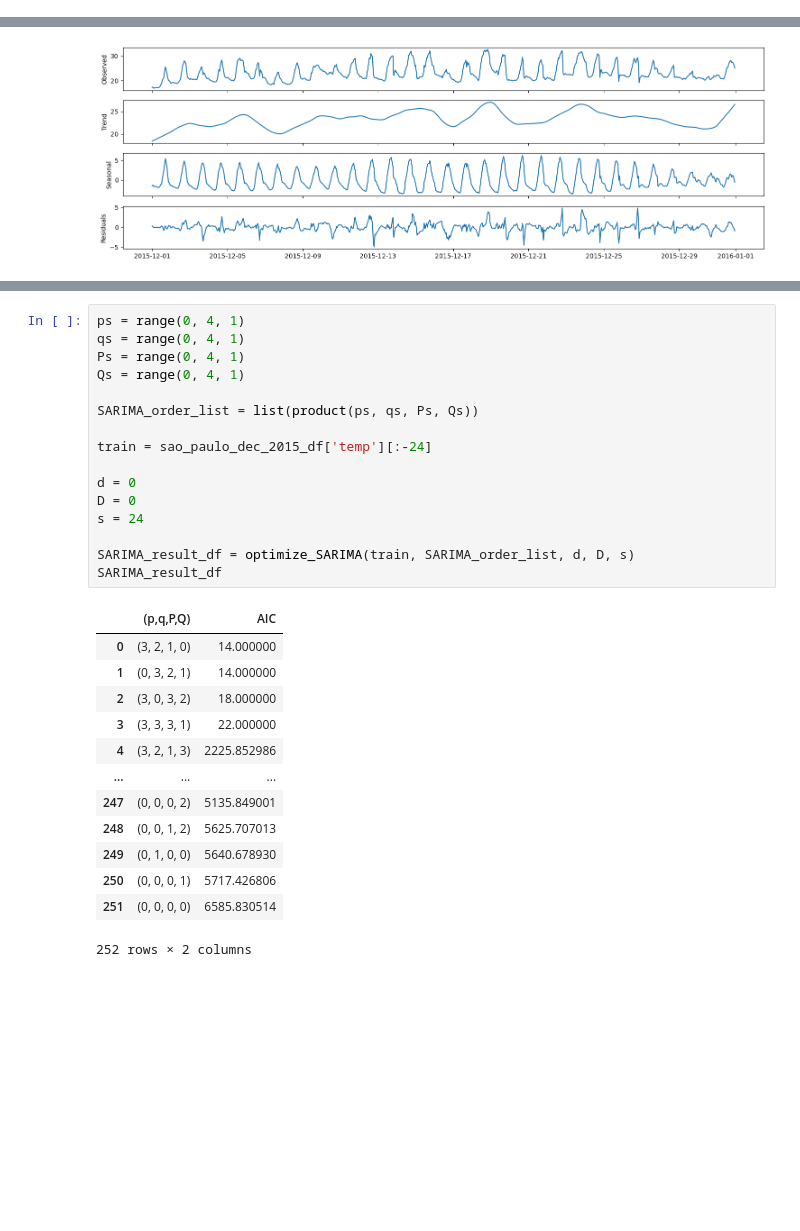
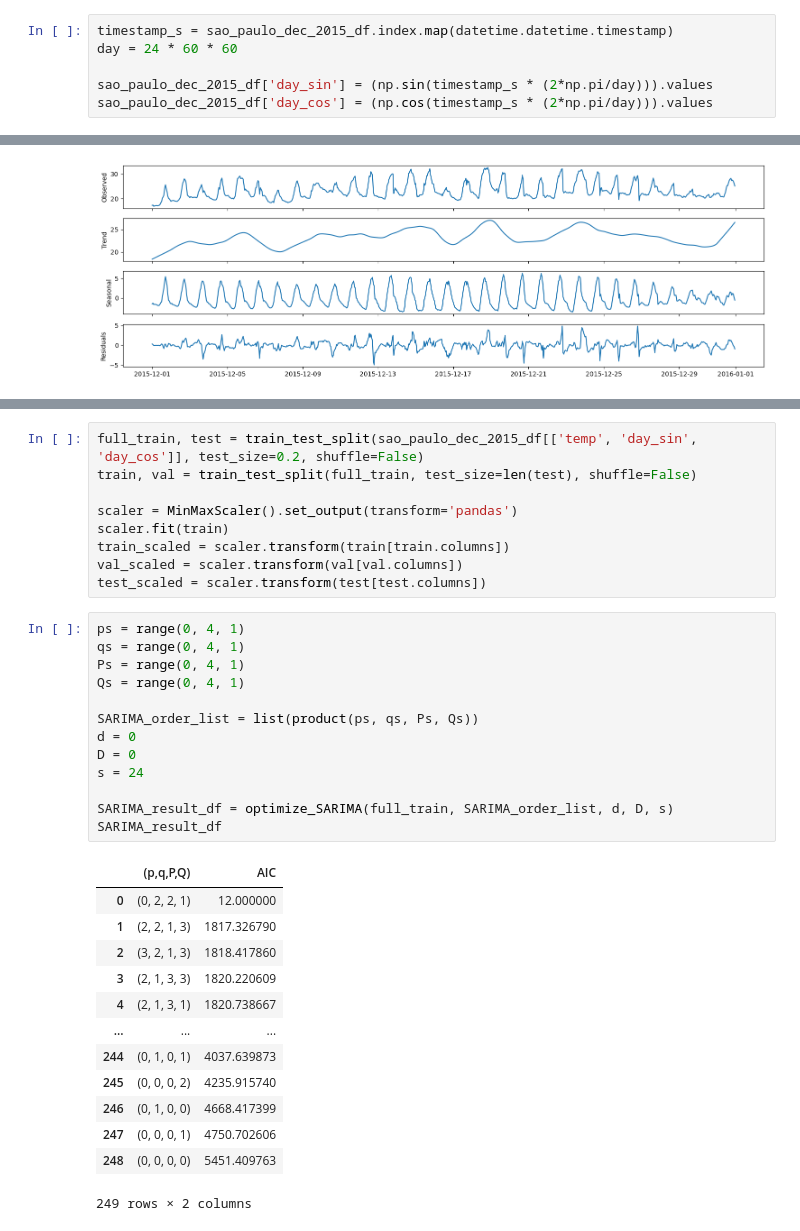
Before and after one commit to Mapua-Data-Science/module-3-exam-sudeste-acenas_carreon, a Jupyter notebook: src/notebook.ipynb, the cells around one changed output, grey strips where cells are left out. Saved outputs shown, nothing was run; the diff lists cells and outputs as text; blank space fills up the shorter version.

```diff
--- a/src/notebook.ipynb
+++ b/src/notebook.ipynb
@@ -72,3 +75,9 @@ sao_paulo_df
 # %%
 sao_paulo_2015_df = sao_paulo_df[sao_paulo_df.index.year == 2015]
 sao_paulo_dec_2015_df = sao_paulo_2015_df[sao_paulo_2015_df.index.month == 12]
+# %%
+timestamp_s = sao_paulo_dec_2015_df.index.map(datetime.datetime.timestamp)
+day = 24 * 60 * 60
+
+sao_paulo_dec_2015_df['day_sin'] = (np.sin(timestamp_s * (2*np.pi/day))).values
+sao_paulo_dec_2015_df['day_cos'] = (np.cos(timestamp_s * (2*np.pi/day))).values
@@ -128,30 +153,36 @@ p-value: 0.03268551734482645
+# %%
+full_train, test = train_test_split(sao_paulo_dec_2015_df[['temp', 'day_sin', 'day_cos']], test_size=0.2, shuffle=False)
+train, val = train_test_split(full_train, test_size=len(test), shuffle=False)
+
+scaler = MinMaxScaler().set_output(transform='pandas')
+scaler.fit(train)
+train_scaled = scaler.transform(train[train.columns])
+val_scaled = scaler.transform(val[val.columns])
+test_scaled = scaler.transform(test[test.columns])
 # %%
 ps = range(0, 4, 1)
 qs = range(0, 4, 1)
 Ps = range(0, 4, 1)
 Qs = range(0, 4, 1)
 
 SARIMA_order_list = list(product(ps, qs, Ps, Qs))
-
-train = sao_paulo_dec_2015_df['temp'][:-24]
-
 d = 0
 D = 0
 s = 24
 
-SARIMA_result_df = optimize_SARIMA(train, SARIMA_order_list, d, D, s)
+SARIMA_result_df = optimize_SARIMA(full_train, SARIMA_order_list, d, D, s)
 SARIMA_result_df
 # %% [output]
 |  | (p,q,P,Q) | AIC |
-| 0 | (3, 2, 1, 0) | 14.000000 |
-| 1 | (0, 3, 2, 1) | 14.000000 |
-| 2 | (3, 0, 3, 2) | 18.000000 |
-| 3 | (3, 3, 3, 1) | 22.000000 |
-| 4 | (3, 2, 1, 3) | 2225.852986 |
+| 0 | (0, 2, 2, 1) | 12.000000 |
+| 1 | (2, 2, 1, 3) | 1817.326790 |
+| 2 | (3, 2, 1, 3) | 1818.417860 |
+| 3 | (2, 1, 3, 3) | 1820.220609 |
+| 4 | (2, 1, 3, 1) | 1820.738667 |
 | ... | ... | ... |
-| 247 | (0, 0, 0, 2) | 5135.849001 |
-| 248 | (0, 0, 1, 2) | 5625.707013 |
-| 249 | (0, 1, 0, 0) | 5640.678930 |
-| 250 | (0, 0, 0, 1) | 5717.426806 |
-| 251 | (0, 0, 0, 0) | 6585.830514 |
+| 244 | (0, 1, 0, 1) | 4037.639873 |
+| 245 | (0, 0, 0, 2) | 4235.915740 |
+| 246 | (0, 1, 0, 0) | 4668.417399 |
+| 247 | (0, 0, 0, 1) | 4750.702606 |
+| 248 | (0, 0, 0, 0) | 5451.409763 |
-252 rows × 2 columns
+249 rows × 2 columns
```
Also changed, not shown: parts of 17 cells of this notebook.
